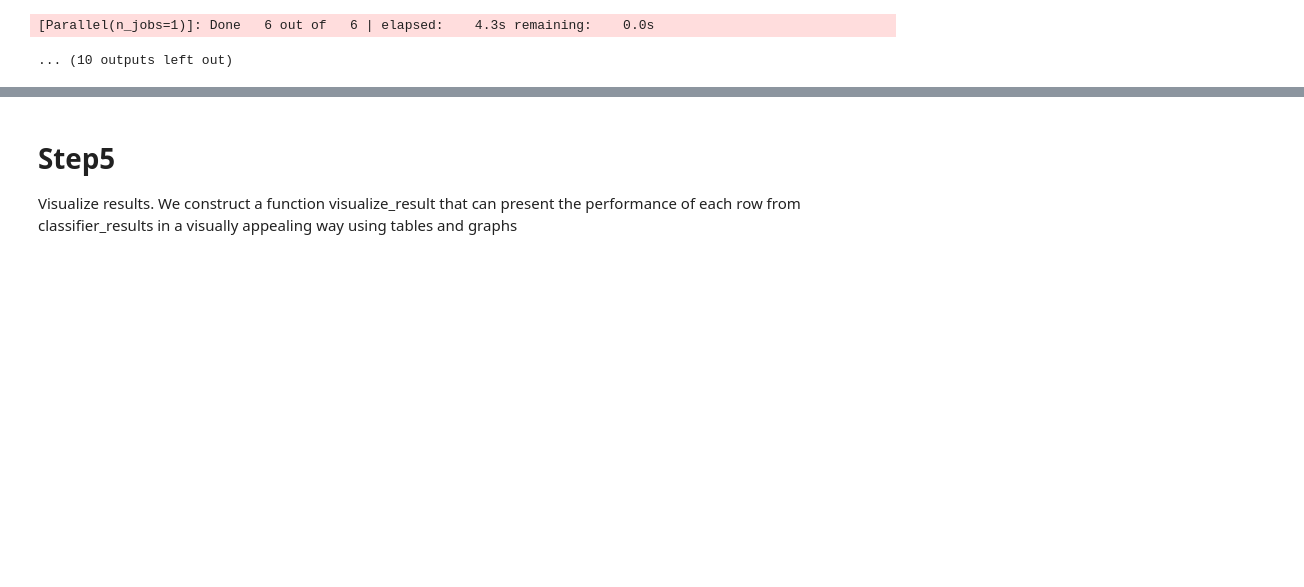
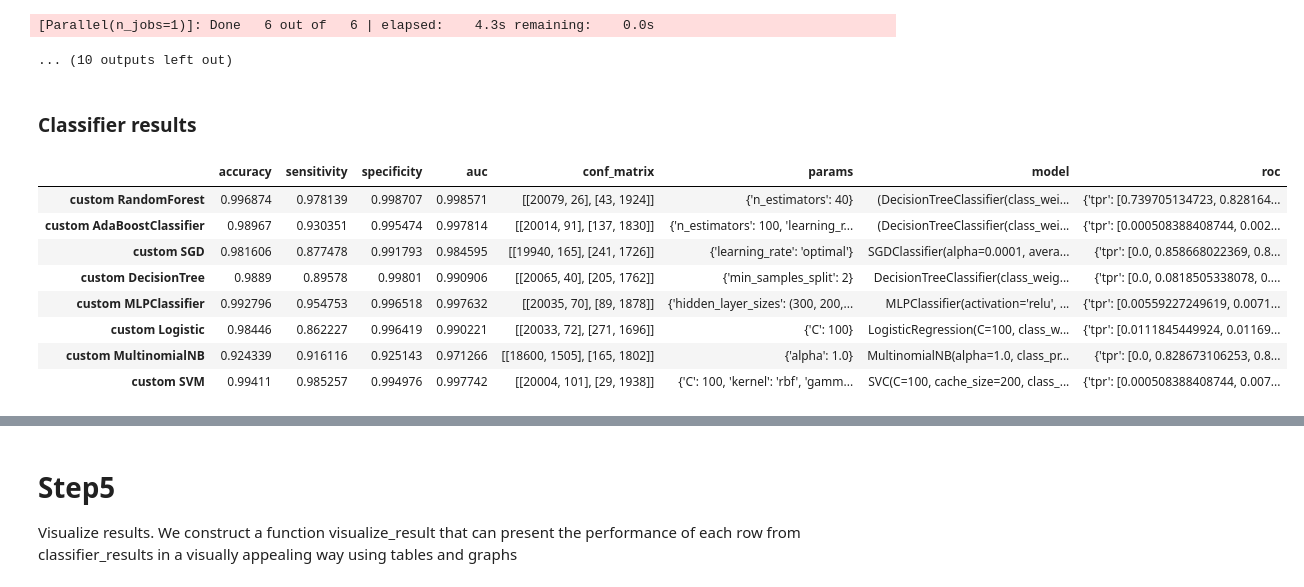
Before and after one commit to grananqvist/Machine-Learning-Web-Application-Firewall-and-Dataset, a Jupyter notebook: Data_analysis.ipynb, the cells around one changed output, grey strips where cells are left out. Drawn from its saved outputs; the diff is of its cells as text; code cells hidden in the pictures; blank space fills up the shorter version.

```diff
--- a/Data_analysis.ipynb
+++ b/Data_analysis.ipynb
@@ -1012,0 +983,16 @@ Fitting 5 folds for each of 10 candidates, totalling 50 fits
+# %% [markdown]
+### Classifier results
+# %%
+#Display the results for the classifiers that were trained using our custom feature space
+custom_features_classifiers = pickle.load( open("data/trained_classifier_custom_all_features.p", "rb"))
+display(custom_features_classifiers)
+# %% [output]
+|  | accuracy | sensitivity | specificity | auc | conf_matrix | params | model | roc |
+| custom RandomForest | 0.996874 | 0.978139 | 0.998707 | 0.998571 | [[20079, 26], [43, 1924]] | {'n_estimators': 40} | (DecisionTreeClassifier(class_wei... | {'tpr': [0.739705134723, 0.828164... |
+| custom AdaBoostClassifier | 0.98967 | 0.930351 | 0.995474 | 0.997814 | [[20014, 91], [137, 1830]] | {'n_estimators': 100, 'learning_r... | (DecisionTreeClassifier(class_wei... | {'tpr': [0.000508388408744, 0.002... |
+| custom SGD | 0.981606 | 0.877478 | 0.991793 | 0.984595 | [[19940, 165], [241, 1726]] | {'learning_rate': 'optimal'} | SGDClassifier(alpha=0.0001, avera... | {'tpr': [0.0, 0.858668022369, 0.8... |
+| custom DecisionTree | 0.9889 | 0.89578 | 0.99801 | 0.990906 | [[20065, 40], [205, 1762]] | {'min_samples_split': 2} | DecisionTreeClassifier(class_weig... | {'tpr': [0.0, 0.0818505338078, 0.... |
+| custom MLPClassifier | 0.992796 | 0.954753 | 0.996518 | 0.997632 | [[20035, 70], [89, 1878]] | {'hidden_layer_sizes': (300, 200,... | MLPClassifier(activation='relu', ... | {'tpr': [0.00559227249619, 0.0071... |
+| custom Logistic | 0.98446 | 0.862227 | 0.996419 | 0.990221 | [[20033, 72], [271, 1696]] | {'C': 100} | LogisticRegression(C=100, class_w... | {'tpr': [0.0111845449924, 0.01169... |
+| custom MultinomialNB | 0.924339 | 0.916116 | 0.925143 | 0.971266 | [[18600, 1505], [165, 1802]] | {'alpha': 1.0} | MultinomialNB(alpha=1.0, class_pr... | {'tpr': [0.0, 0.828673106253, 0.8... |
+| custom SVM | 0.99411 | 0.985257 | 0.994976 | 0.997742 | [[20004, 101], [29, 1938]] | {'C': 100, 'kernel': 'rbf', 'gamm... | SVC(C=100, cache_size=200, class_... | {'tpr': [0.000508388408744, 0.007... |
```
Also changed, not shown: parts of 9 cells of this notebook.
